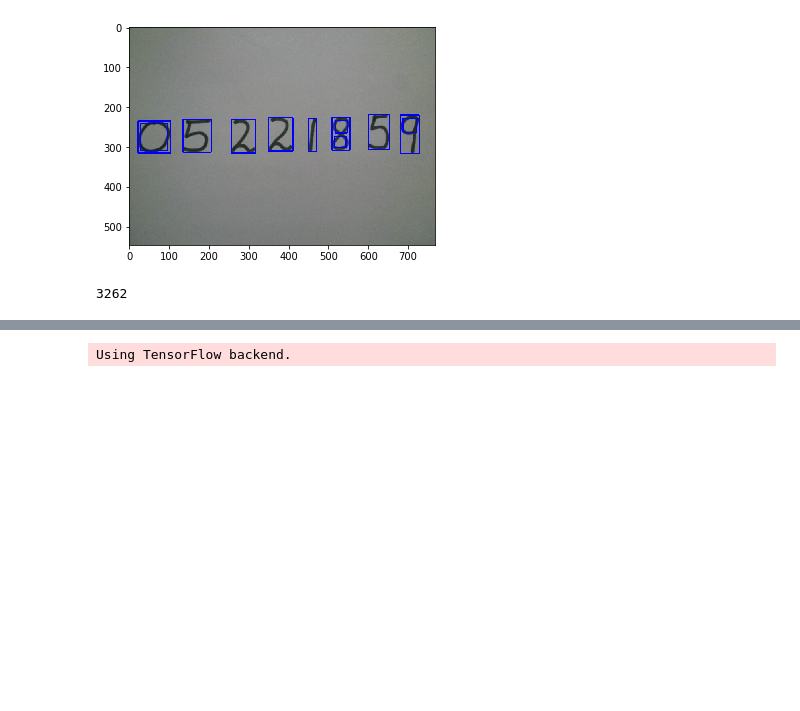
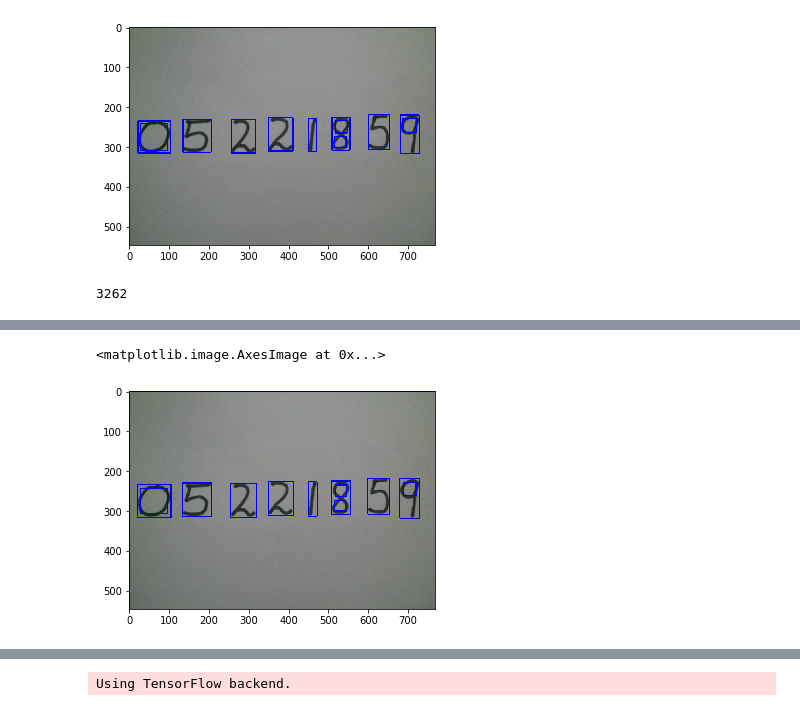
Before and after one commit to MeganaD/py4ml_wikibook, a Jupyter notebook: ch7/ocr.ipynb, the cells around one changed output, grey strips where cells are left out. Cells and saved outputs as stored; diff of their text form; code cells hidden in the pictures; blank space fills up the shorter version.

```diff
--- a/ch7/ocr.ipynb
+++ b/ch7/ocr.ipynb
@@ -20,7 +20,7 @@ plt.imshow(im)
 # 그레이스케일로 변환하고 블러를 걸고 이진화하기 --- (※2)
 gray = cv2.cvtColor(im, cv2.COLOR_BGR2GRAY)
 blur = cv2.GaussianBlur(gray, (5, 5), 0)
-#thresh = cv2.adaptiveThreshold(blur, 255, 1, 1, 11, 2)
+thresh = cv2.adaptiveThreshold(blur, 255, 1, 1, 11, 2)
 #thresh = cv2.adaptiveThreshold(gray, 255, 1, 1, 11, 2)
 # %%
 # 윤곽 추출하기 --- (※3)
@@ -49,0 +88,12 @@ len(contours)
+# %%
+im2 = im.copy()
+for cnt in contours:
+  x, y, w, h = cv2.boundingRect(cnt) # --- (※5)
+  if h < 20: continue # 너무 작으면 건너뛰기
+  red = (0, 0, 255)
+  cv2.rectangle(im2, (x, y), (x+w, y+h), red, 2)
+
+plt.imshow(im2)
+# %% [output]
+<matplotlib.image.AxesImage at 0x...>
+[figure, added]
```
Also changed, not shown: parts of 11 cells of this notebook, 22 other files.
